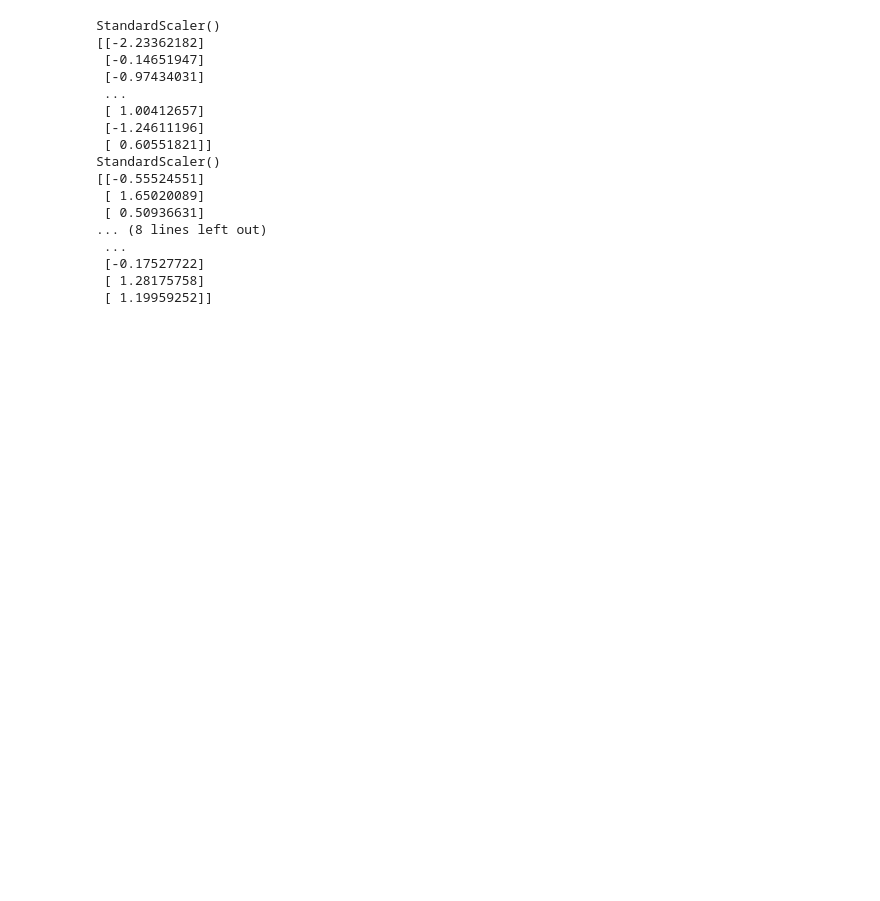
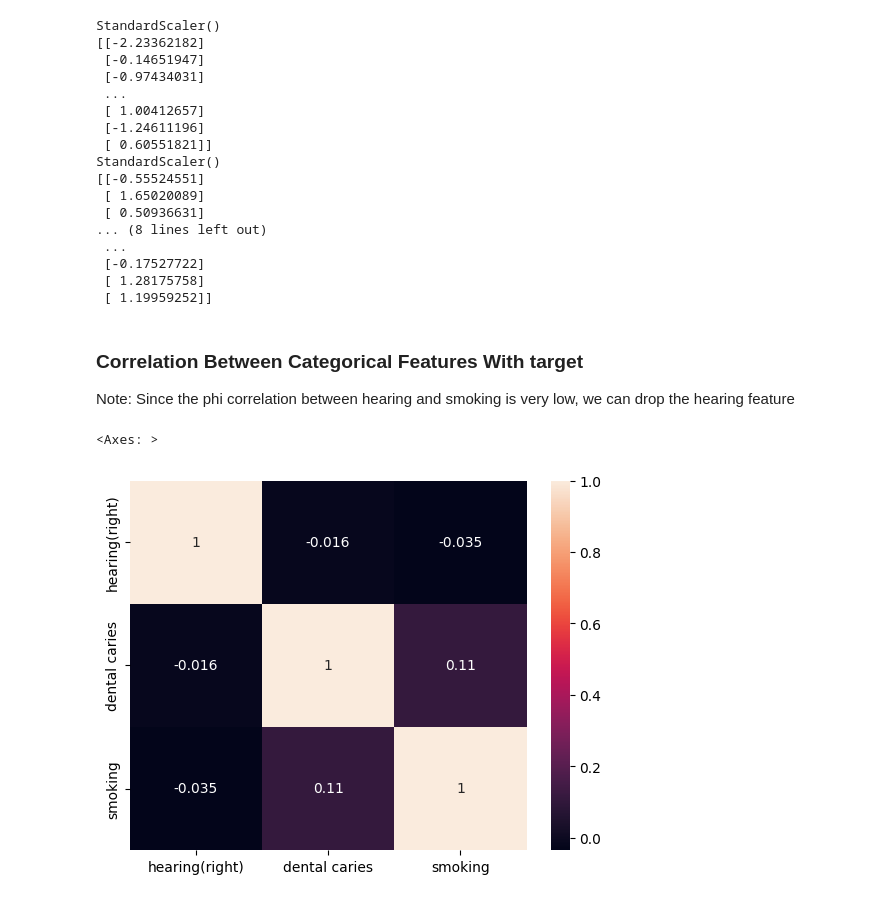
Before and after one commit to ahmedoy/SmokingData-Classification, a Jupyter notebook: explanatory.ipynb, the cells around one changed output. Drawn from its saved outputs; the diff is of its cells as text; code cells hidden in the pictures; blank space fills up the shorter version.

Commit message:
Added Correlation Between Categorical & Target

```diff
--- a/explanatory.ipynb
+++ b/explanatory.ipynb
@@ -1633,3 +1633,31 @@ StandardScaler()
  [-0.17527722]
  [ 1.28175758]
  [ 1.19959252]]
+# %% [markdown]
+### Correlation Between Categorical Features With target
+
+Note:
+Since the phi correlation between hearing and smoking is very low, we can drop the hearing feature
+# %%
+from sklearn.metrics import matthews_corrcoef
+
+categorical_correlation_df = pd.DataFrame()
+
+
+categorical_features_target = ["hearing(right)","dental caries","smoking"]
+
+#Transform from 1/0 to 1/-1 to use mathe's coefficient
+categorical_correlation_df["smoking"] = 2*train_df["smoking"] - 1
+categorical_correlation_df["dental caries"] = 2*train_df["dental caries"] - 1
+categorical_correlation_df["hearing(right)"] = 2*train_df["hearing(right)"] - 3
+
+categ_correlation_matrix = np.zeros((3,3))
+
+for i in range(3):
+    for j in range(3):
+        categ_correlation_matrix[i][j] = matthews_corrcoef(categorical_correlation_df[categorical_features_target[i]], categorical_correlation_df[categorical_features_target[j]])
+
+sns.heatmap(categ_correlation_matrix, annot=True, xticklabels=categorical_features_target, yticklabels=categorical_features_target)
+# %% [output]
+<Axes: >
+[figure, added]
```
